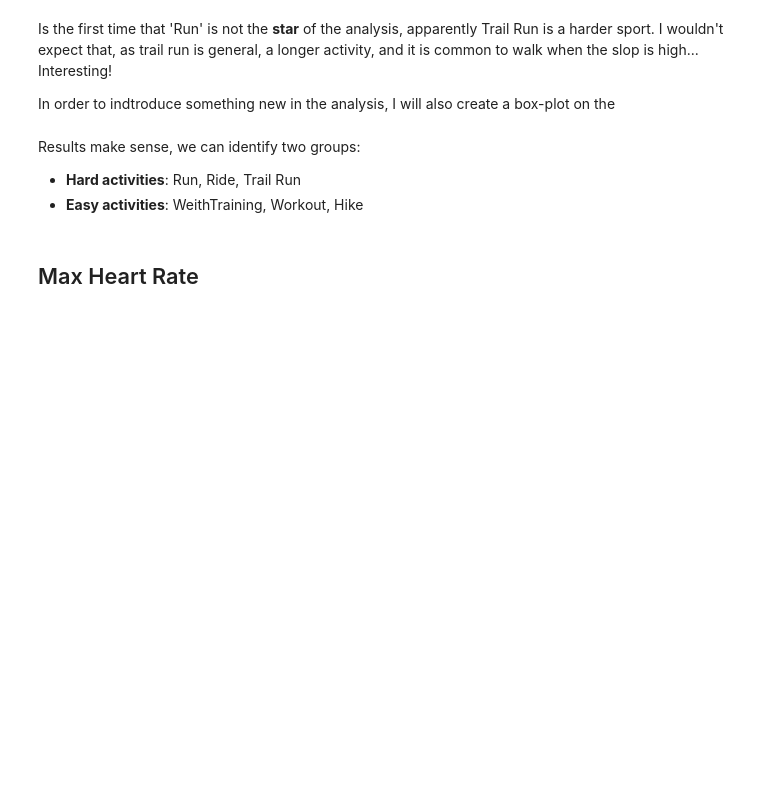
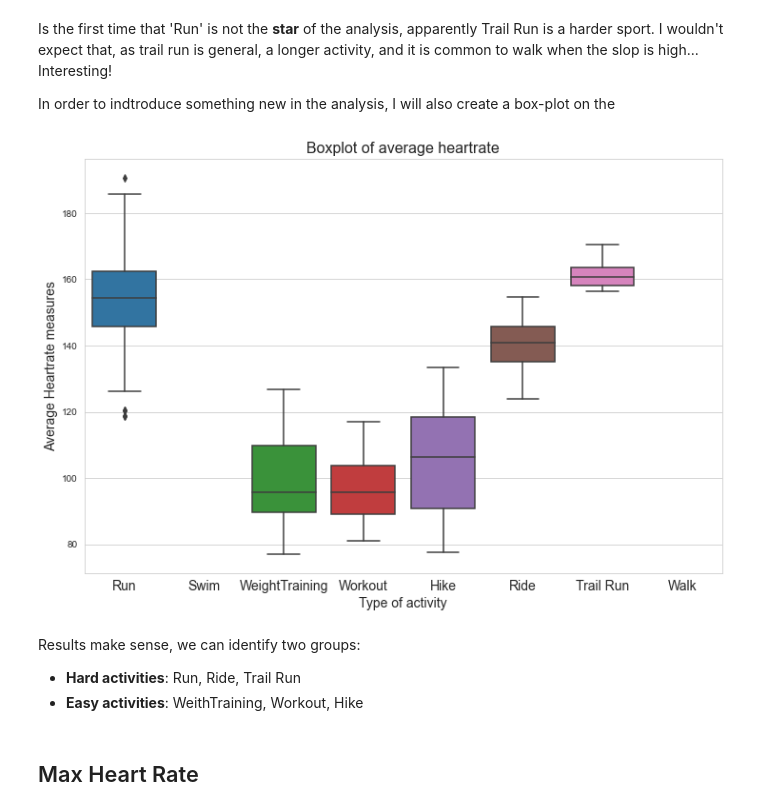
Before and after one commit to carcligu/EDA_Strava, a Jupyter notebook: EDA_Strava.ipynb, the cells around one changed output. Saved outputs shown, nothing was run; the diff lists cells and outputs as text; code cells hidden in the pictures; blank space fills up the shorter version.

Commit message:
modified images

```diff
--- a/EDA_Strava.ipynb
+++ b/EDA_Strava.ipynb
@@ -328,13 +380,18 @@ In order to indtroduce something new in the analysis, I will also create a box-p
 # %%
 def plot_box_plot(df, cat_var, num_var, title, name):
     data = df.copy()
-    plt.figure(figsize=(10,8))
+    plt.figure(figsize=(12,8))
     sns.boxplot(x=data[cat_var], y=data[num_var])
-    plt.title(title)
+    plt.title(title, fontsize=16)
+    plt.ylabel('Average Heartrate measures', fontsize=14)
+    plt.xlabel('Type of activity', fontsize=14)
+    plt.xticks(fontsize=14)
     plt.savefig(FIGURES_PATH + name)
     plt.show()
 
 plot_box_plot(df, 'type', 'average_heartrate', 'Boxplot of average heartrate', name='median_average_heartrate_boxplot.png')
+# %% [output]
+[figure, added]
 # %% [markdown]
 Results make sense, we can identify two groups:
 
```
Also changed, not shown: parts of 11 cells of this notebook, 3 other files.
